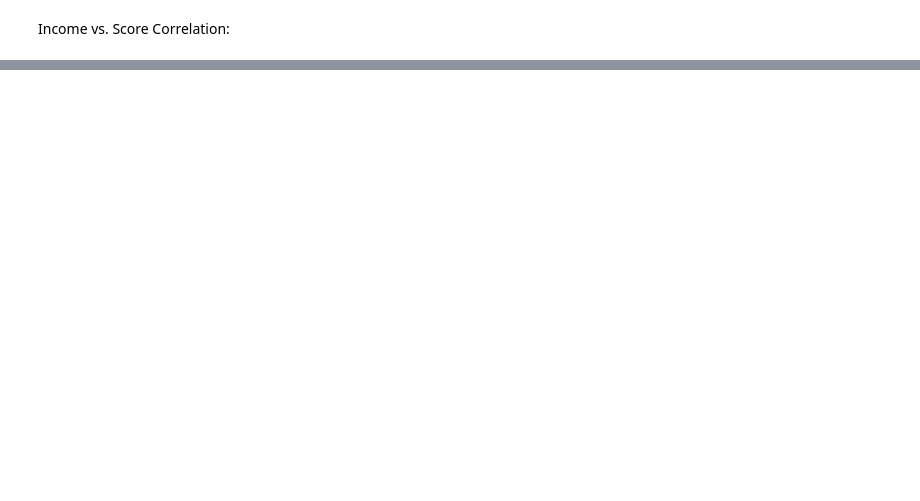
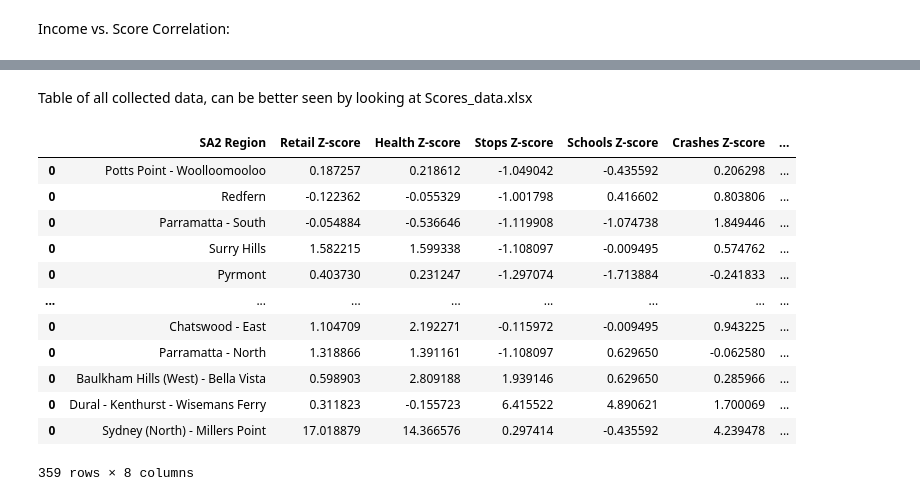
Before and after one commit to eggfairy/DATA2001-group-project, a Jupyter notebook: Group_Project.ipynb, the cells around one changed output, grey strips where cells are left out. Drawn from its saved outputs; the diff is of its cells as text; code cells hidden in the pictures; blank space fills up the shorter version.

```diff
--- a/Group_Project.ipynb
+++ b/Group_Project.ipynb
@@ -804,0 +813,26 @@ fig.show()
+# %% [markdown]
+Table of all collected data, can be better seen by looking at Scores_data.xlsx
+# %%
+df = pd.DataFrame(columns=['SA2 Region', 'Retail Z-score', 'Health Z-score', 'Stops Z-score', 'Schools Z-score', 'Crashes Z-score', 'Crime Z-score', 'Score'])
+for region in sorted_scores.keys():
+    row = [region, retail_zscores[region], health_zscores[region], stops_zscores[region],
+           schools_zscores[region], crash_zscores[region], crime_zscores[region], new_scores[region]]
+    row_df = pd.DataFrame([row], columns=df.columns)
+    df = pd.concat([df, row_df])
+
+df.to_excel("Scores_data.xlsx", index=False)
+df
+# %% [output]
+|  | SA2 Region | Retail Z-score | Health Z-score | Stops Z-score | Schools Z-score | Crashes Z-score | ... |
+| 0 | Potts Point - Woolloomooloo | 0.187257 | 0.218612 | -1.049042 | -0.435592 | 0.206298 | ... |
+| 0 | Redfern | -0.122362 | -0.055329 | -1.001798 | 0.416602 | 0.803806 | ... |
+| 0 | Parramatta - South | -0.054884 | -0.536646 | -1.119908 | -1.074738 | 1.849446 | ... |
+| 0 | Surry Hills | 1.582215 | 1.599338 | -1.108097 | -0.009495 | 0.574762 | ... |
+| 0 | Pyrmont | 0.403730 | 0.231247 | -1.297074 | -1.713884 | -0.241833 | ... |
+| ... | ... | ... | ... | ... | ... | ... | ... |
+| 0 | Chatswood - East | 1.104709 | 2.192271 | -0.115972 | -0.009495 | 0.943225 | ... |
+| 0 | Parramatta - North | 1.318866 | 1.391161 | -1.108097 | 0.629650 | -0.062580 | ... |
+| 0 | Baulkham Hills (West) - Bella Vista | 0.598903 | 2.809188 | 1.939146 | 0.629650 | 0.285966 | ... |
+| 0 | Dural - Kenthurst - Wisemans Ferry | 0.311823 | -0.155723 | 6.415522 | 4.890621 | 1.700069 | ... |
+| 0 | Sydney (North) - Millers Point | 17.018879 | 14.366576 | 0.297414 | -0.435592 | 4.239478 | ... |
+359 rows × 8 columns
```
Also changed, not shown: parts of 12 cells of this notebook, 1 other file.
